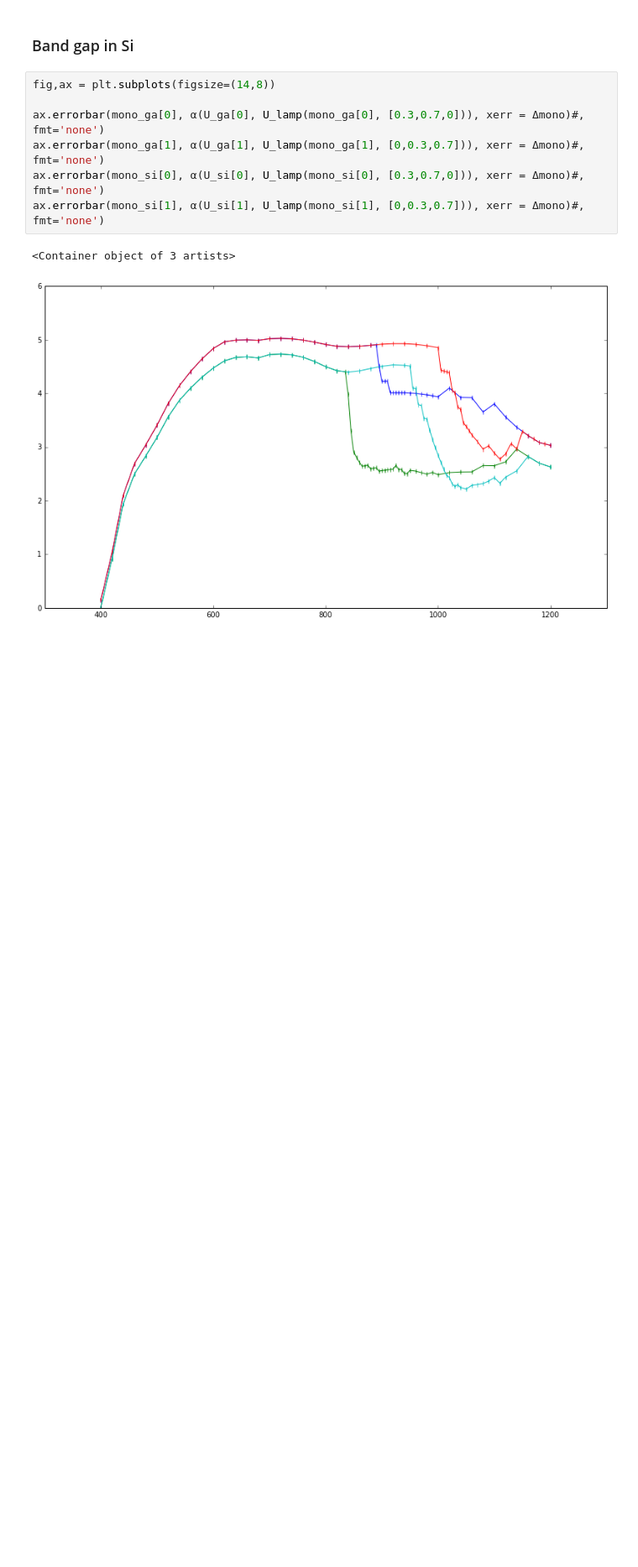
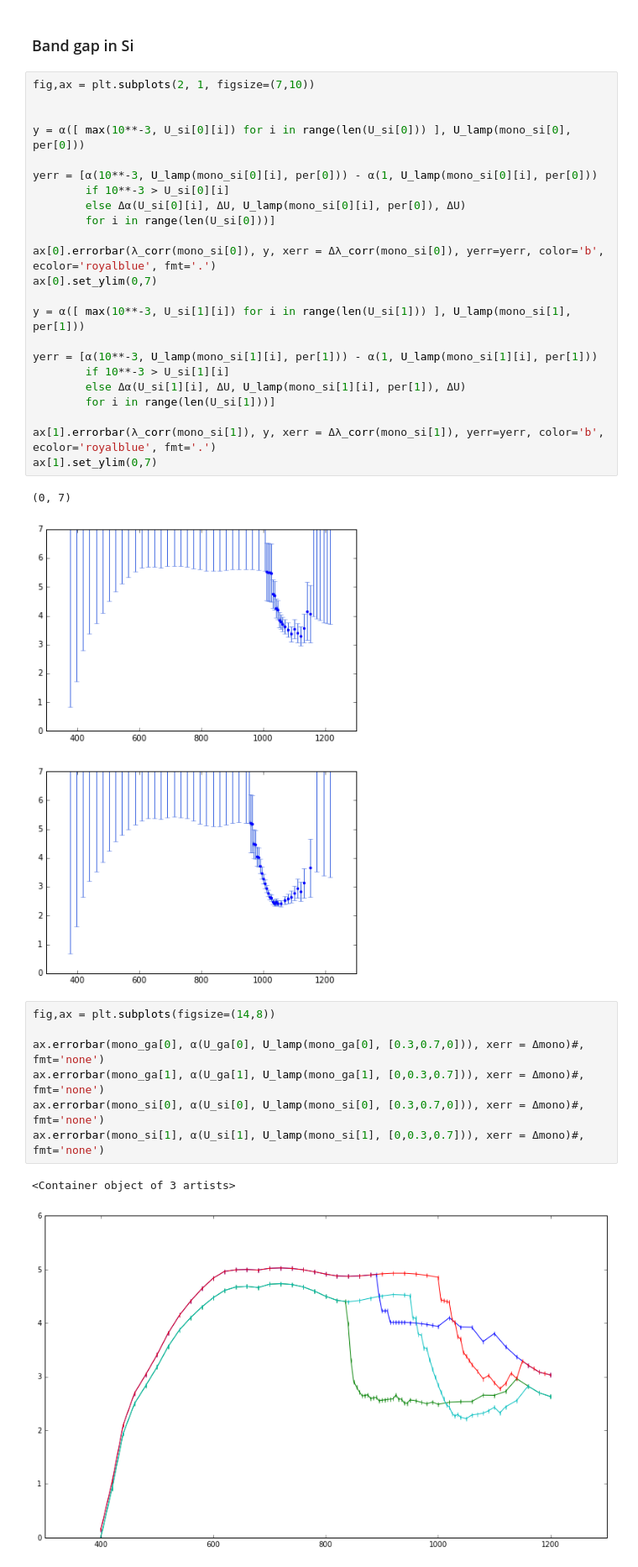
Before and after one commit to NlKLas/PyRePo, a Jupyter notebook: V44/V44.ipynb, the cells around one changed output. Shown: that part at 84% size. Drawn from its saved outputs; the diff is of its cells as text; blank space fills up the shorter version.

```diff
--- a/V44/V44.ipynb
+++ b/V44/V44.ipynb
@@ -320,5 +388,31 @@ ax[1][1].set_ylim(0,7)
 # %% [markdown]
 ### Band gap in Si
+# %%
+fig,ax = plt.subplots(2, 1, figsize=(7,10))
+
+
+y = α([ max(10**-3, U_si[0][i]) for i in range(len(U_si[0])) ], U_lamp(mono_si[0], per[0]))
+
+yerr = [α(10**-3, U_lamp(mono_si[0][i], per[0])) - α(1, U_lamp(mono_si[0][i], per[0]))
+        if 10**-3 > U_si[0][i]
+        else Δα(U_si[0][i], ΔU, U_lamp(mono_si[0][i], per[0]), ΔU)
+        for i in range(len(U_si[0]))]
+
+ax[0].errorbar(λ_corr(mono_si[0]), y, xerr = Δλ_corr(mono_si[0]), yerr=yerr, color='b', ecolor='royalblue', fmt='.')
+ax[0].set_ylim(0,7)
+
+y = α([ max(10**-3, U_si[1][i]) for i in range(len(U_si[1])) ], U_lamp(mono_si[1], per[1]))
+
+yerr = [α(10**-3, U_lamp(mono_si[1][i], per[1])) - α(1, U_lamp(mono_si[1][i], per[1]))
+        if 10**-3 > U_si[1][i]
+        else Δα(U_si[1][i], ΔU, U_lamp(mono_si[1][i], per[1]), ΔU)
+        for i in range(len(U_si[1]))]
+
+ax[1].errorbar(λ_corr(mono_si[1]), y, xerr = Δλ_corr(mono_si[1]), yerr=yerr, color='b', ecolor='royalblue', fmt='.')
+ax[1].set_ylim(0,7)
+# %% [output]
+(0, 7)
+[figure, added]
 # %%
 fig,ax = plt.subplots(figsize=(14,8))
 
```
Also changed, not shown: parts of 5 cells of this notebook, 2 other files.
